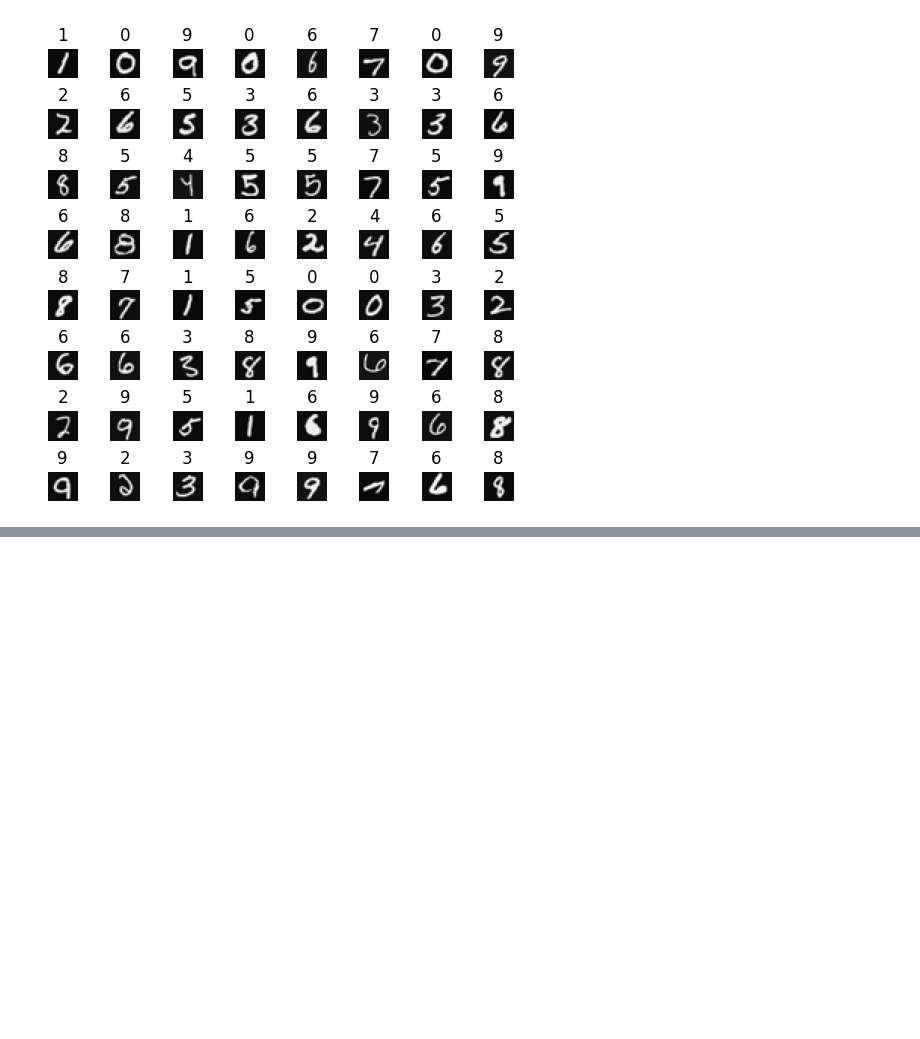
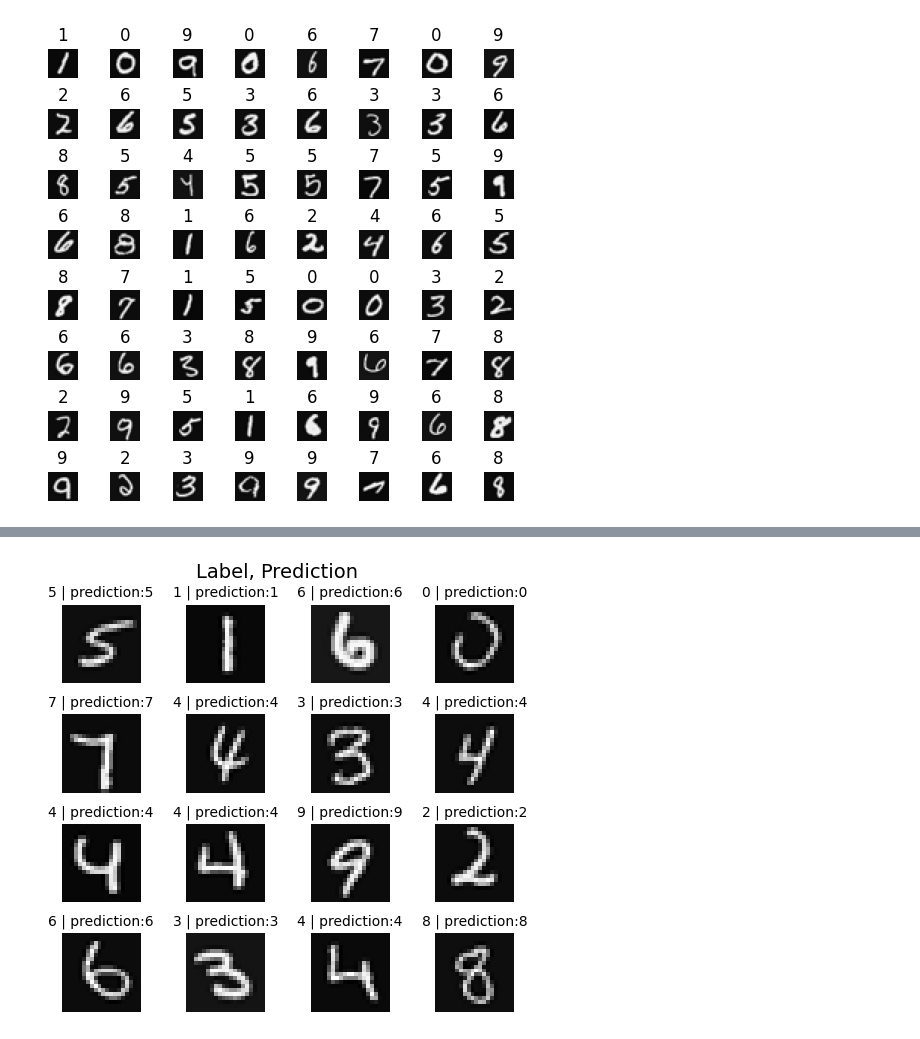
Before and after one commit to maftouhi/Handwritten-Digit-Recognition, a Jupyter notebook: Handwritten_Digit_Recognition.ipynb, the cells around one changed output, grey strips where cells are left out. Drawn from its saved outputs; the diff is of its cells as text; code cells hidden in the pictures; blank space fills up the shorter version.

```diff
--- a/Handwritten_Digit_Recognition.ipynb
+++ b/Handwritten_Digit_Recognition.ipynb
@@ -68,0 +125,12 @@ this is a a batch of 64 random training examples
+# %%
+# Using the Adaptive Moment Estimation Optimization Algorithm adapts the learning rate to ensure fast convergence of the loss
+
+# the number of epochs was set to 40, this means that the entire data set should be applied during training 40 times.
+# For efficiency, the training data set is broken into 'batches'.
+# The default size of a batch in Tensorflow is 32. There are 5000 examples in our data set or roughly 157 batches
+
+
+history = model.fit(
+    X,y,
+    epochs=40
+)
@@ -68,0 +155,27 @@ this is a a batch of 64 random training examples
+# %%
+# Let's compare the predictions vs the labels for a random sample of 4 Handwritten digits.
+
+m, n = X.shape
+
+fig, axes = plt.subplots(4,4, figsize=(5,5))
+fig.tight_layout(pad=0.13,rect=[0, 0.03, 1, 0.91]) #[left, bottom, right, top]
+
+for i,ax in enumerate(axes.flat):
+
+    random_index = np.random.randint(m)
+    X_random_reshaped = X[random_index].reshape((20,20)).T
+
+
+    ax.imshow(X_random_reshaped, cmap='gray')
+
+    # Predict using the Neural Network
+    prediction = model.predict(X[random_index].reshape(1,400)) # predict() returns an array of unormalised values
+    prediction_p = tf.nn.softmax(prediction) # applying softmax
+    yhat = np.argmax(prediction_p) # getting the index of the element with the higher probability
+
+    ax.set_title(f"{y[random_index,0]} | prediction:{yhat}",fontsize=10)
+    ax.set_axis_off()
+
+fig.suptitle("Label, Prediction", fontsize=14)
+plt.show()
+# %% [output]
@@ -68,0 +198 @@ this is a a batch of 64 random training examples
+[figure, added]
```
Also changed, not shown: parts of 5 cells of this notebook.
